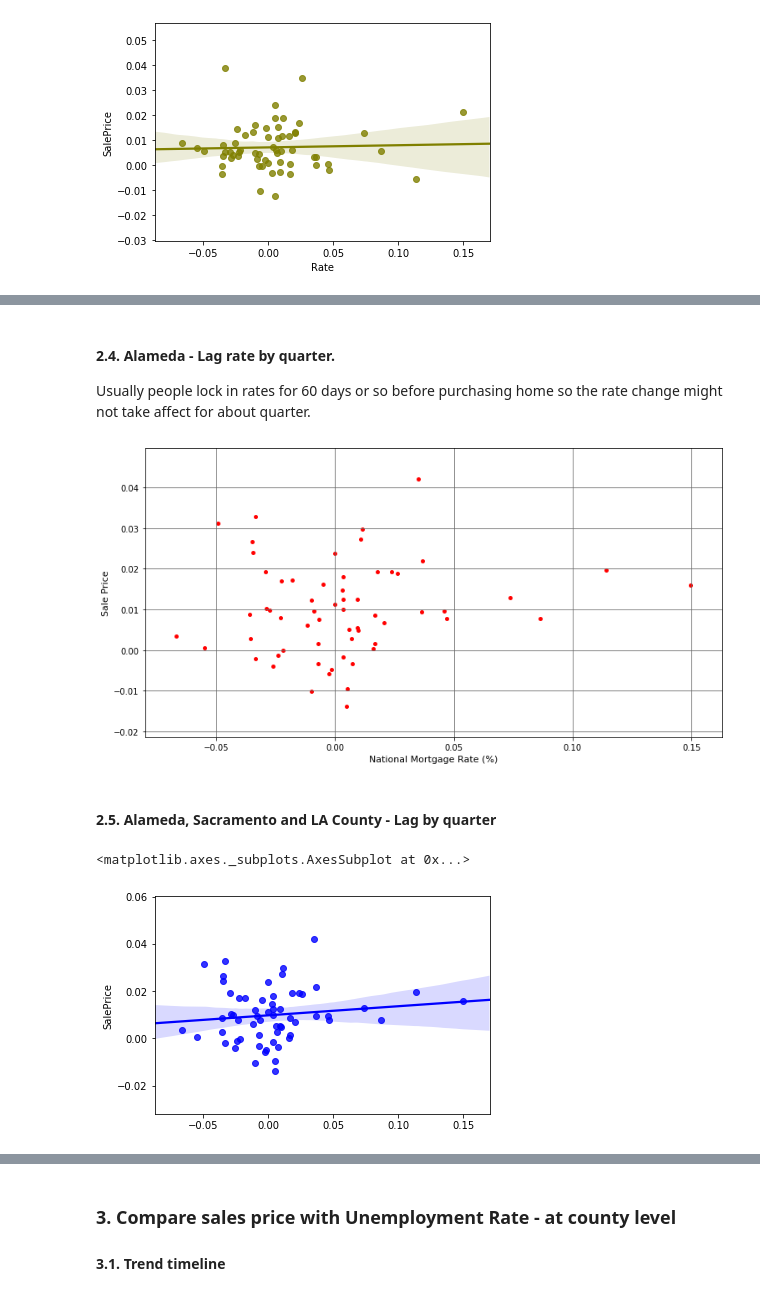
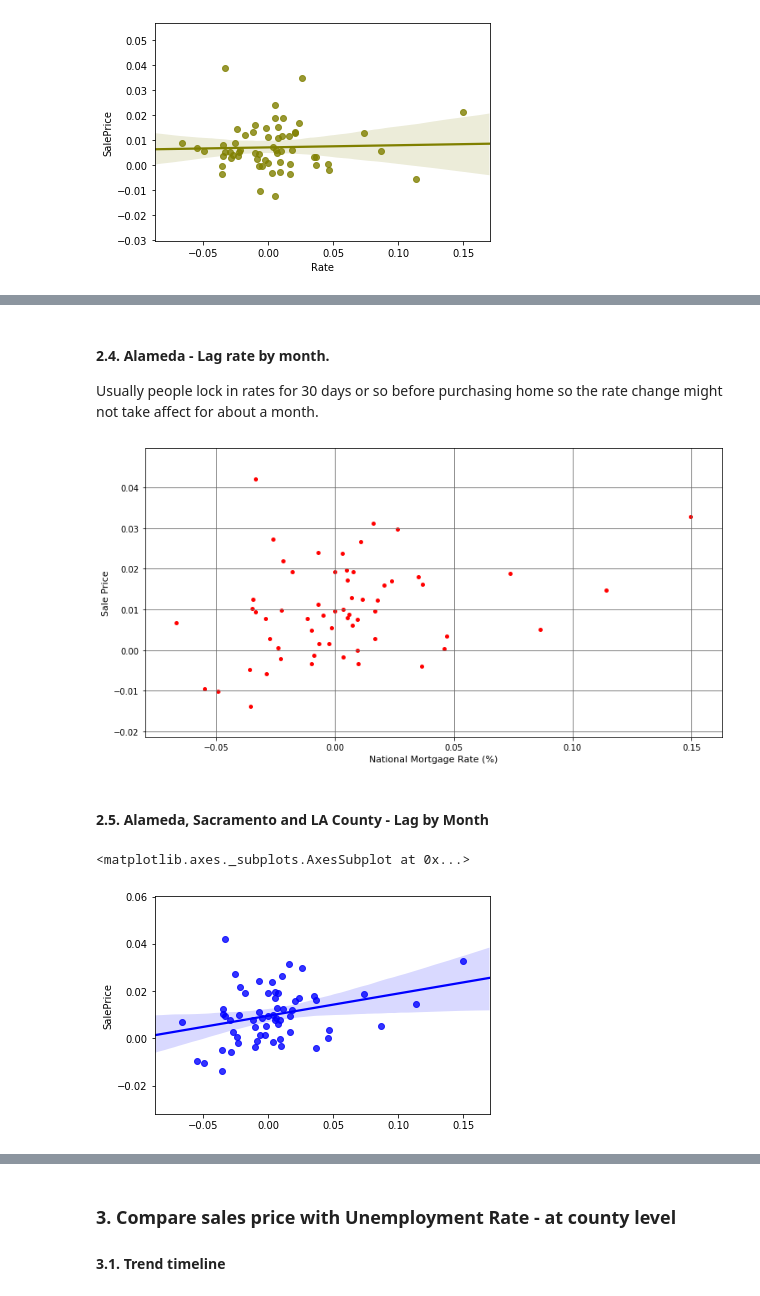
Before and after one commit to yulmee/springboard, a Jupyter notebook: Cap_Stone_1/Unit_7_Data_Storytelling_WC.ipynb, the cells around one changed output, grey strips where cells are left out. Saved outputs shown, nothing was run; the diff lists cells and outputs as text; code cells hidden in the pictures.

```diff
--- a/Cap_Stone_1/Unit_7_Data_Storytelling_WC.ipynb
+++ b/Cap_Stone_1/Unit_7_Data_Storytelling_WC.ipynb
@@ -155,28 +276,29 @@ sns.regplot(y=la_saleprice_change_perc, x=alm_rate_change_perc,  fit_reg = True,
 # %% [markdown]
-#### 2.4. Alameda - Lag rate by quarter.
+#### 2.4. Alameda - Lag rate by month.
 
-Usually people lock in rates for 60 days or so before purchasing home so the rate change might not take affect for about quarter.
+Usually people lock in rates for 30 days or so before purchasing home so the rate change might not take affect for about a month.
 # %%
-a = pd.Series([alm_rate_change_perc.mean(), alm_rate_change_perc.mean(), alm_rate_change_perc.mean()])
+#a = pd.Series([alm_rate_change_perc.mean(), alm_rate_change_perc.mean(), alm_rate_change_perc.mean()])
+a = pd.Series([alm_rate_change_perc.mean()])
 alm_rate_change_perc_delayed = pd.concat([a, alm_rate_change_perc])
 
-alm_rate_change_perc_delayed.drop(alm_rate_change_perc_delayed.tail(3).index,inplace=True) # drop last n rows
+alm_rate_change_perc_delayed.drop(alm_rate_change_perc_delayed.tail(1).index,inplace=True) # drop last n rows
 
 fig = plt.figure(figsize=(12,6))
 axes= fig.add_axes([0.1,0.1,0.8,0.8])
 
 axes.scatter( alm_rate_change_perc_delayed, alm_saleprice_change_perc,  marker='.', color='red', linewidth=2,)
 
 plt.ylabel('Sale Price', fontsize=11)
 plt.xlabel('National Mortgage Rate (%)', fontsize=11)
 
 plt.grid(b=True, which='major', color='#666666', linestyle='-')
 
 plt.show()
 # %% [output]
-[figure, old version]
+[figure, new version]
 # %% [markdown]
-#### 2.5. Alameda, Sacramento and LA County - Lag by quarter
+#### 2.5. Alameda, Sacramento and LA County - Lag by Month
 # %%
 # Sacramento
 sac_rate_change_perc=sacramento_df.Rate.pct_change()
@@ -201,7 +325,7 @@ la_rate_change_perc_delayed.drop(la_rate_change_perc_delayed.tail(3).index,inpla
 sns.regplot(y=alm_saleprice_change_perc, x=alm_rate_change_perc_delayed,  fit_reg = True, color='blue')
 # %% [output]
 <matplotlib.axes._subplots.AxesSubplot at 0x...>
-[figure, old version]
+[figure, new version]
 # %%
 # Sacramento
 sns.regplot(y=sac_saleprice_change_perc, x=sac_rate_change_perc_delayed,  fit_reg = True, color='olive')
```
Also changed, not shown: parts of 53 cells of this notebook.
